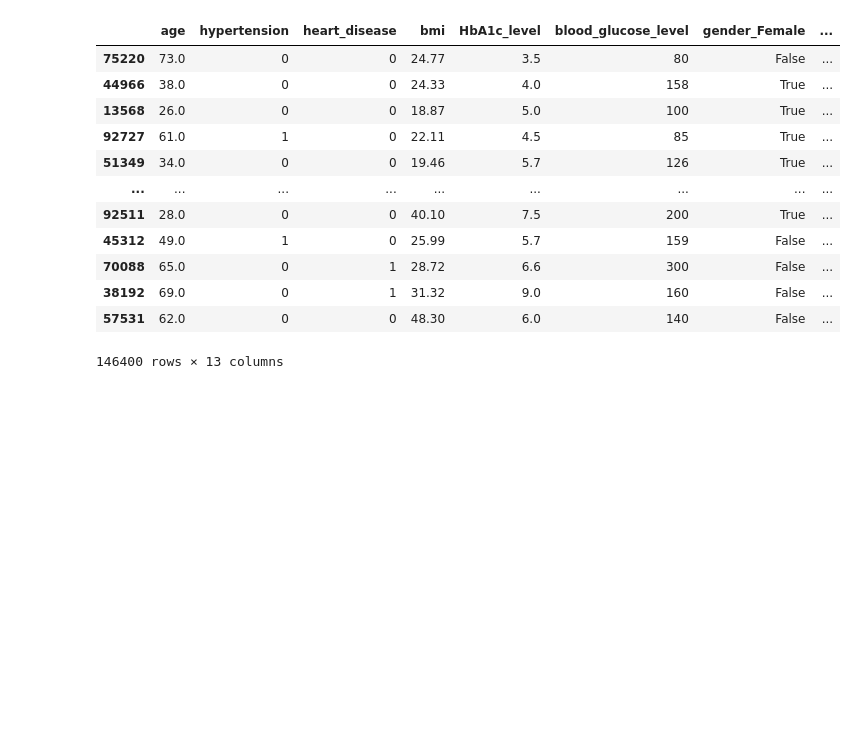
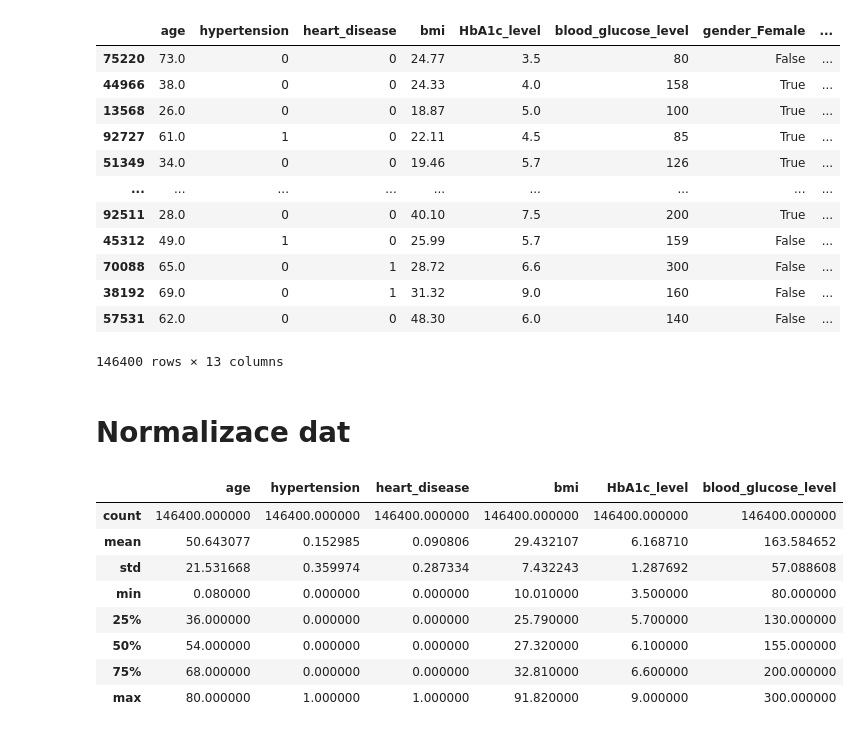
Before and after one commit to Filip-Dvorak/ZYZZ, a Jupyter notebook: DataPreprocessingForSupervisedLearning.ipynb, the cells around one changed output. Saved outputs shown, nothing was run; the diff lists cells and outputs as text; code cells hidden in the pictures; blank space fills up the shorter version.

```diff
--- a/DataPreprocessing.ipynb
+++ b/DataPreprocessingForSupervisedLearning.ipynb
@@ -154,3 +154,17 @@ X_train
 | 38192 | 69.0 | 0 | 1 | 31.32 | 9.0 | 160 | False | ... |
 | 57531 | 62.0 | 0 | 0 | 48.30 | 6.0 | 140 | False | ... |
 146400 rows × 13 columns
+# %% [markdown]
+# Normalizace dat
+# %%
+X_train.describe()
+# %% [output]
+|  | age | hypertension | heart_disease | bmi | HbA1c_level | blood_glucose_level |
+| count | 146400.000000 | 146400.000000 | 146400.000000 | 146400.000000 | 146400.000000 | 146400.000000 |
+| mean | 50.643077 | 0.152985 | 0.090806 | 29.432107 | 6.168710 | 163.584652 |
+| std | 21.531668 | 0.359974 | 0.287334 | 7.432243 | 1.287692 | 57.088608 |
+| min | 0.080000 | 0.000000 | 0.000000 | 10.010000 | 3.500000 | 80.000000 |
+| 25% | 36.000000 | 0.000000 | 0.000000 | 25.790000 | 5.700000 | 130.000000 |
+| 50% | 54.000000 | 0.000000 | 0.000000 | 27.320000 | 6.100000 | 155.000000 |
+| 75% | 68.000000 | 0.000000 | 0.000000 | 32.810000 | 6.600000 | 200.000000 |
+| max | 80.000000 | 1.000000 | 1.000000 | 91.820000 | 9.000000 | 300.000000 |
```
Also changed, not shown: parts of 5 cells of this notebook, 1 other file.
